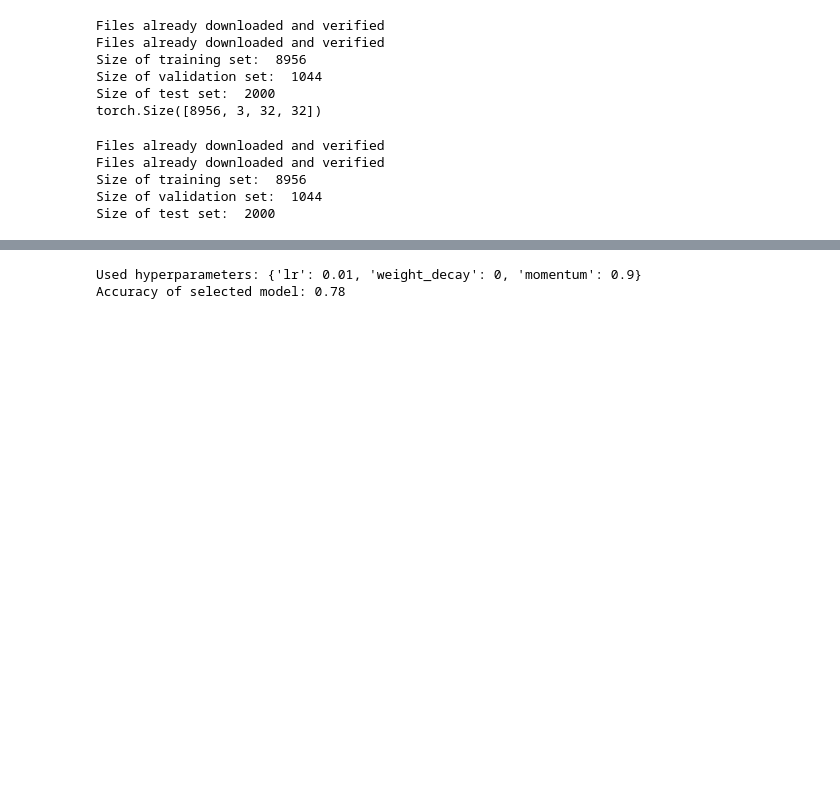
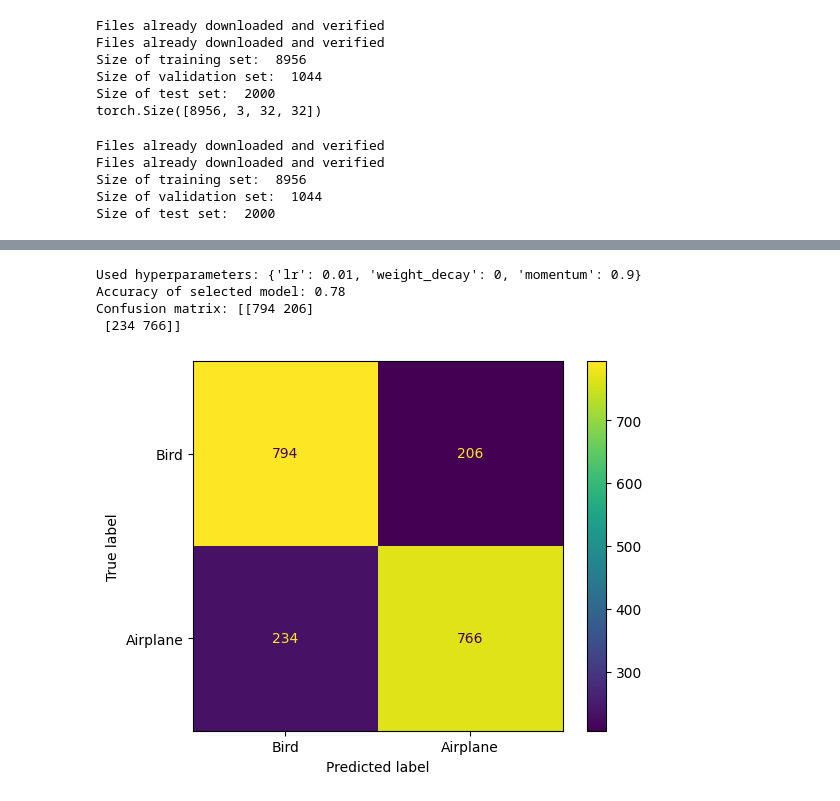
Before and after one commit to simsam8/inf265_project1, a Jupyter notebook: gradient_descent.ipynb, the cells around one changed output, grey strips where cells are left out. Cells and saved outputs as stored; diff of their text form; code cells hidden in the pictures; blank space fills up the shorter version.

Commit message:
gradient_descent.ipynb
Add: Confusion matrix w/ viz

```diff
--- a/gradient_descent.ipynb
+++ b/gradient_descent.ipynb
@@ -220,30 +233,30 @@ def compare_models(n_epochs: int, batch_size: int, train_loader: DataLoader, val
         model_auto.to(device=DEVICE)
         optimizer = optim.SGD(model_auto.parameters(), **hparam)
         train(n_epochs, optimizer, model_auto, loss_fn, train_loader)
-        train_acc_auto = compute_accuracy(model_auto, train_loader)
-        val_acc_auto = compute_accuracy(model_auto, val_loader)
-
+        train_acc_auto = evaluate(model_auto, val_loader)
+        val_acc_auto, cm = evaluate(model_auto, train_loader, calc_confusion_matrix=True)
         models.append(model_auto)
         accuracies.append(val_acc_auto)
 
         print("\n", "-"*3, "Accuracies", "-"*3)
-        print(f"Training accuracy: {train_acc_auto:.2f}")
-        print(f"Validation accuracy: {val_acc_auto:.2f}")
+        print(train_acc_auto, val_acc_auto)
+        print(f"Training accuracy: {round(train_acc_auto, 2)}")
+        print(f"Validation accuracy: {round(val_acc_auto, 2)}")
 
         print("\n", "-"*6, "Using manual update", "-"*6)
         torch.manual_seed(SEED)
         model_manual = MyMLP()
         model_manual.to(device=DEVICE)
         train_manual_update(n_epochs, model=model_manual, train_loader=train_loader, loss_fn=loss_fn, **hparam)
-        train_acc_manual = compute_accuracy(model_manual, train_loader)
-        val_acc_manual = compute_accuracy(model_manual, val_loader)
+        train_acc_manual = evaluate(model_manual, train_loader)
+        val_acc_manual, cm2= evaluate(model_manual, val_loader, calc_confusion_matrix=True)
 
         models.append(model_manual)
         accuracies.append(val_acc_manual)
 
         print("\n", "-"*3, "Accuracies", "-"*3)
-        print(f"Training accuracy: {train_acc_manual:.2f}")
-        print(f"Validation accuracy: {val_acc_manual:.2f}")
+        print(f"Training accuracy: {round(train_acc_manual, 2)}")
+        print(f"Validation accuracy: {round(val_acc_manual, 2)}")
 
 
     return models, accuracies, hyper_params
@@ -307,9 +320,17 @@ selected_idx = accuracies.index(highest_acc)
 selected_model = models[selected_idx]
 # %%
 test_loader = DataLoader(cifar_test, shuffle=False, batch_size=batch_size)
-acc = compute_accuracy(selected_model, test_loader)
+acc, cm = evaluate(selected_model, test_loader, calc_confusion_matrix=True)
 print(f"Used hyperparameters: {hyper_params[selected_idx//2]}")
 print(f"Accuracy of selected model: {acc:.2f}")
+print(f"Confusion matrix: {cm}")
+# Visualize the confusion matrix. Positive = Airplane = 1, Negative = Bird = 0
+disp = ConfusionMatrixDisplay(cm, display_labels=["Bird", "Airplane"])
+disp.plot()
+plt.show()
 # %% [output]
 Used hyperparameters: {'lr': 0.01, 'weight_decay': 0, 'momentum': 0.9}
 Accuracy of selected model: 0.78
+Confusion matrix: [[794 206]
+ [234 766]]
+[figure, added]
```
Also changed, not shown: parts of 4 cells of this notebook.
